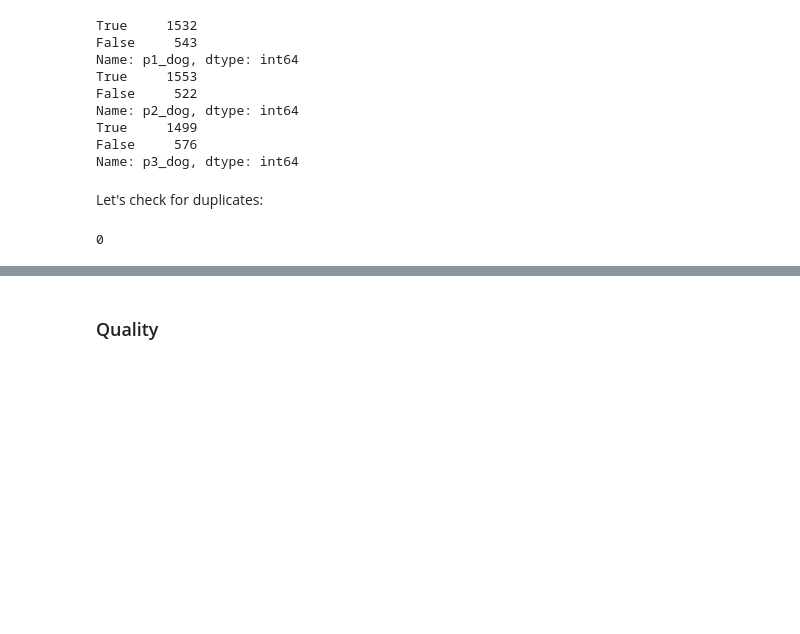
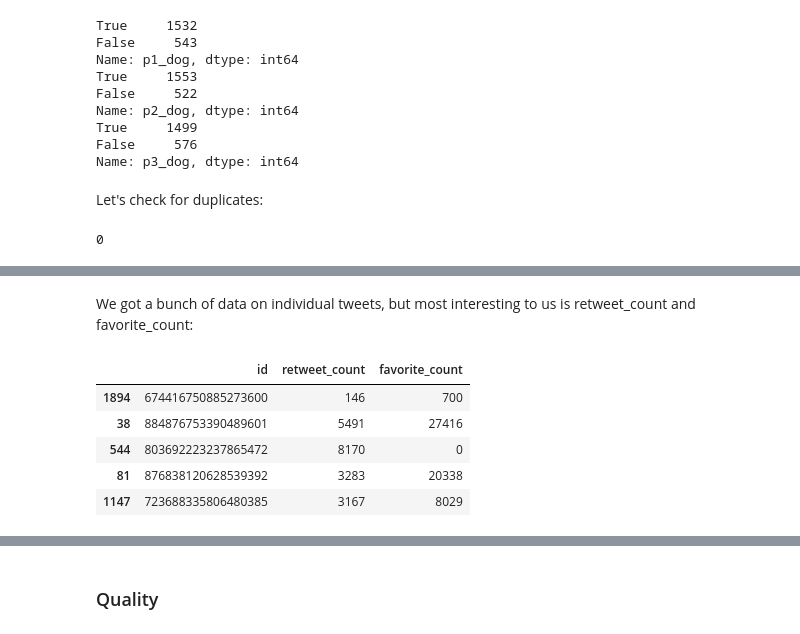
Before and after one commit to Askanio234/WeRateDogs-Tweets, a Jupyter notebook: wrangle_act.ipynb, the cells around one changed output, grey strips where cells are left out. Drawn from its saved outputs; the diff is of its cells as text; code cells hidden in the pictures; blank space fills up the shorter version.

```diff
--- a/wrangle_act.ipynb
+++ b/wrangle_act.ipynb
@@ -328,0 +413,11 @@ len(df_images[df_images.duplicated()])
+# %% [markdown]
+We got a bunch of data on individual tweets, but most interesting to us is retweet_count and favorite_count:
+# %%
+df_tweets_data[['id', 'retweet_count','favorite_count']].sample(5)
+# %% [output]
+|  | id | retweet_count | favorite_count |
+| 1894 | 674416750885273600 | 146 | 700 |
+| 38 | 884876753390489601 | 5491 | 27416 |
+| 544 | 803692223237865472 | 8170 | 0 |
+| 81 | 876838120628539392 | 3283 | 20338 |
+| 1147 | 723688335806480385 | 3167 | 8029 |
```
Also changed, not shown: parts of 31 cells of this notebook.
